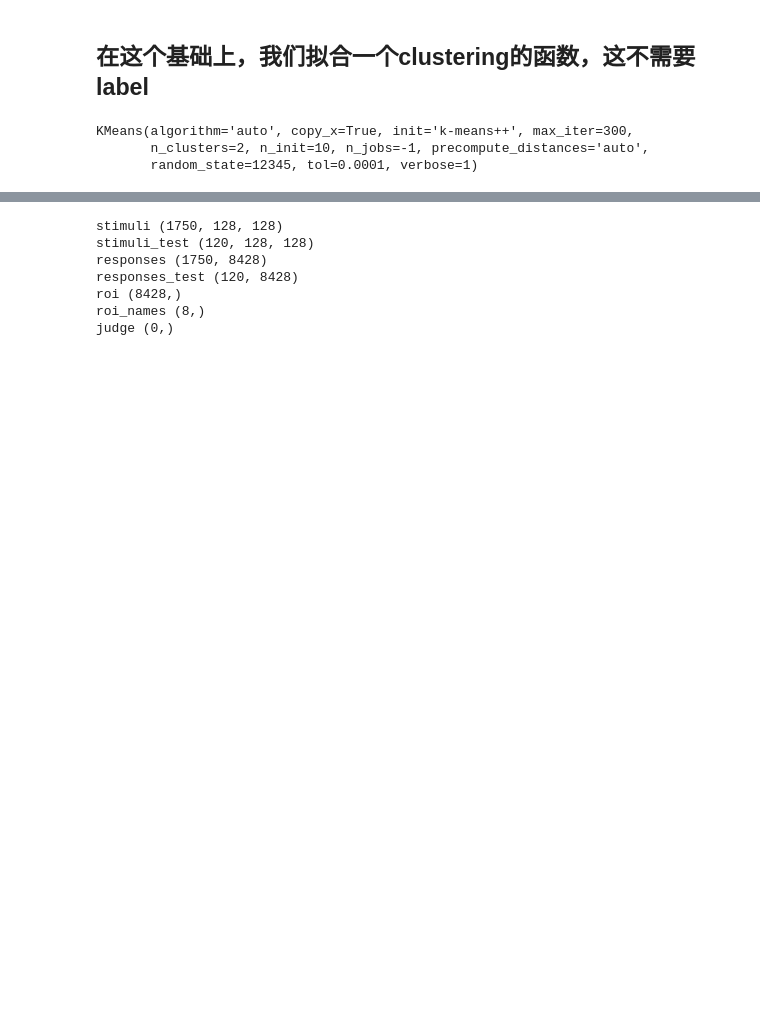
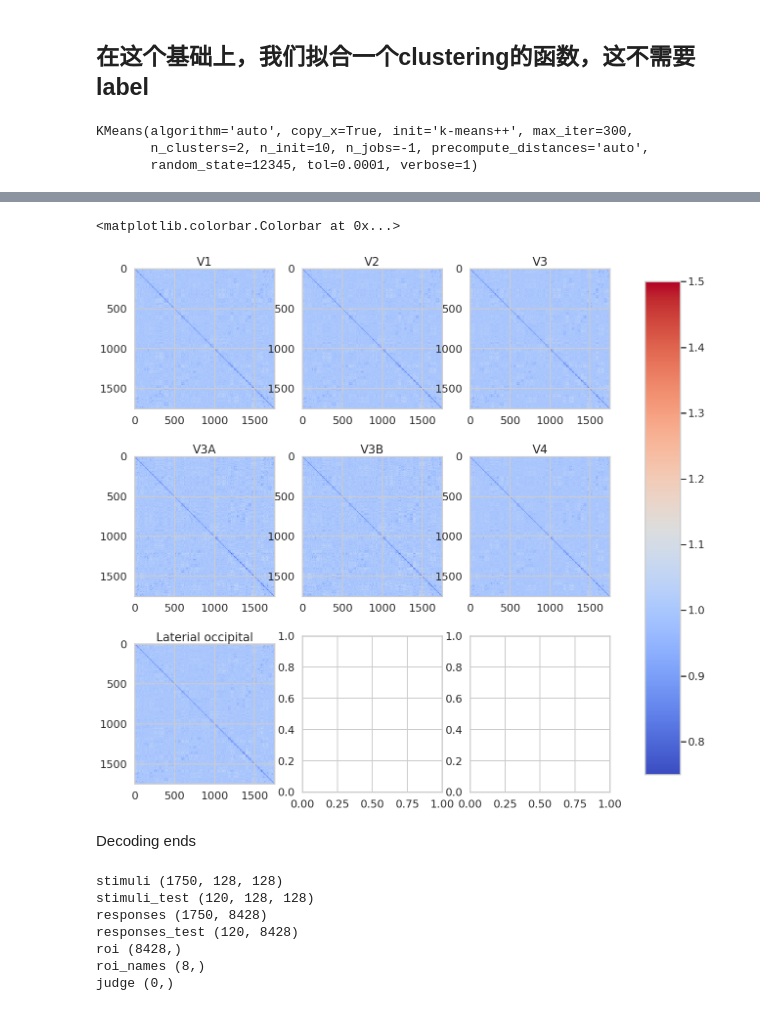
Before and after one commit to colaquafina/Roller-King, a Jupyter notebook: Roller_King.ipynb, the cells around one changed output, grey strips where cells are left out. Cells and saved outputs as stored; diff of their text form; code cells hidden in the pictures; blank space fills up the shorter version.

```diff
--- a/Roller_King.ipynb
+++ b/Roller_King.ipynb
@@ -79,0 +113,5 @@ ax = sns.scatterplot(X_visual[:,0],X_visual[:,1],hue = kmeans_labels)
+# %%
+unique_roi_index = np.unique(dat['roi'])
+unique_roi_names = ['V1', 'V2', 'V3', 'V3A', 'V3B', 'V4', 'Laterial occipital']
+for idx,name in zip(unique_roi_index,unique_roi_names):
+    print(name,np.sum(dat['roi'] == idx))
@@ -80,3 +196,24 @@ ax = sns.scatterplot(X_visual[:,0],X_visual[:,1],hue = kmeans_labels)
+# %%
+fig,axes = plt.subplots(figsize = (20,20,),
+                        nrows = 3,
+                        ncols = 3,
+                        )
+for roi_name,idx_voxel,ax in zip(unique_roi_names,unique_roi_index,axes.flatten()):
+    voxel_selected = dat['responses'][:manual_labels.shape[0],dat['roi'] == idx_voxel]
+    idx_sort = np.argsort(manual_labels)
+    X = voxel_selected[idx_sort]
+    y = manual_labels[idx_sort]
+    RDM = distance.squareform(distance.pdist(X,metric = 'correlation'))
+    im = ax.imshow(RDM,cmap = plt.cm.coolwarm,vmin = .75,vmax = 1.5)
+    ax.set(title = roi_name)
+fig.subplots_adjust(right=0.8)
+cbar_ax = fig.add_axes([0.85, 0.15, 0.05, 0.7])
+fig.colorbar(im, cax=cbar_ax)
+# %% [output]
+<matplotlib.colorbar.Colorbar at 0x...>
+[figure, added]
+# %% [markdown]
+Decoding ends
 # %%
 dat["judge"]=np.array([])  #加多一个judge的key作为分类
 # %%
```
Also changed, not shown: parts of 25 cells of this notebook.
